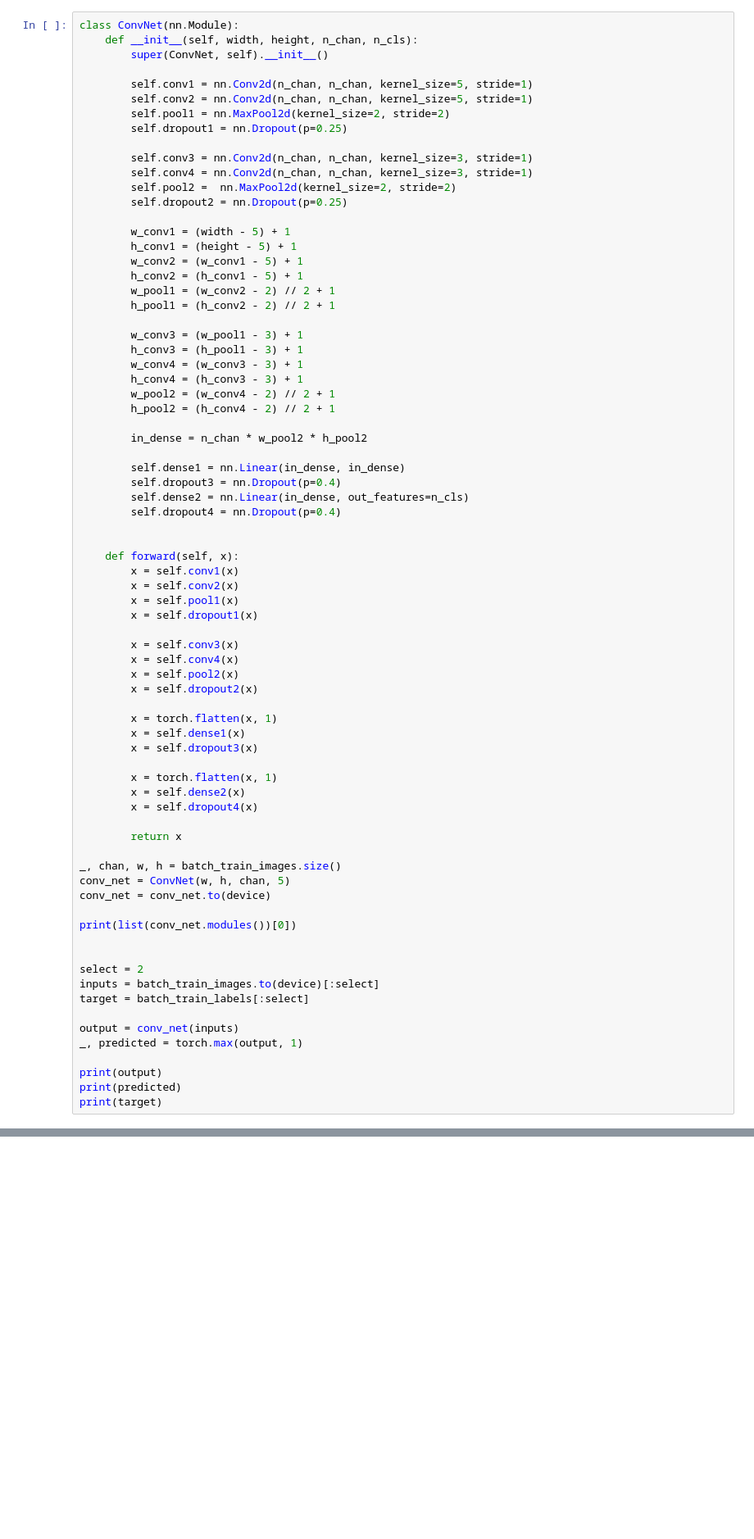
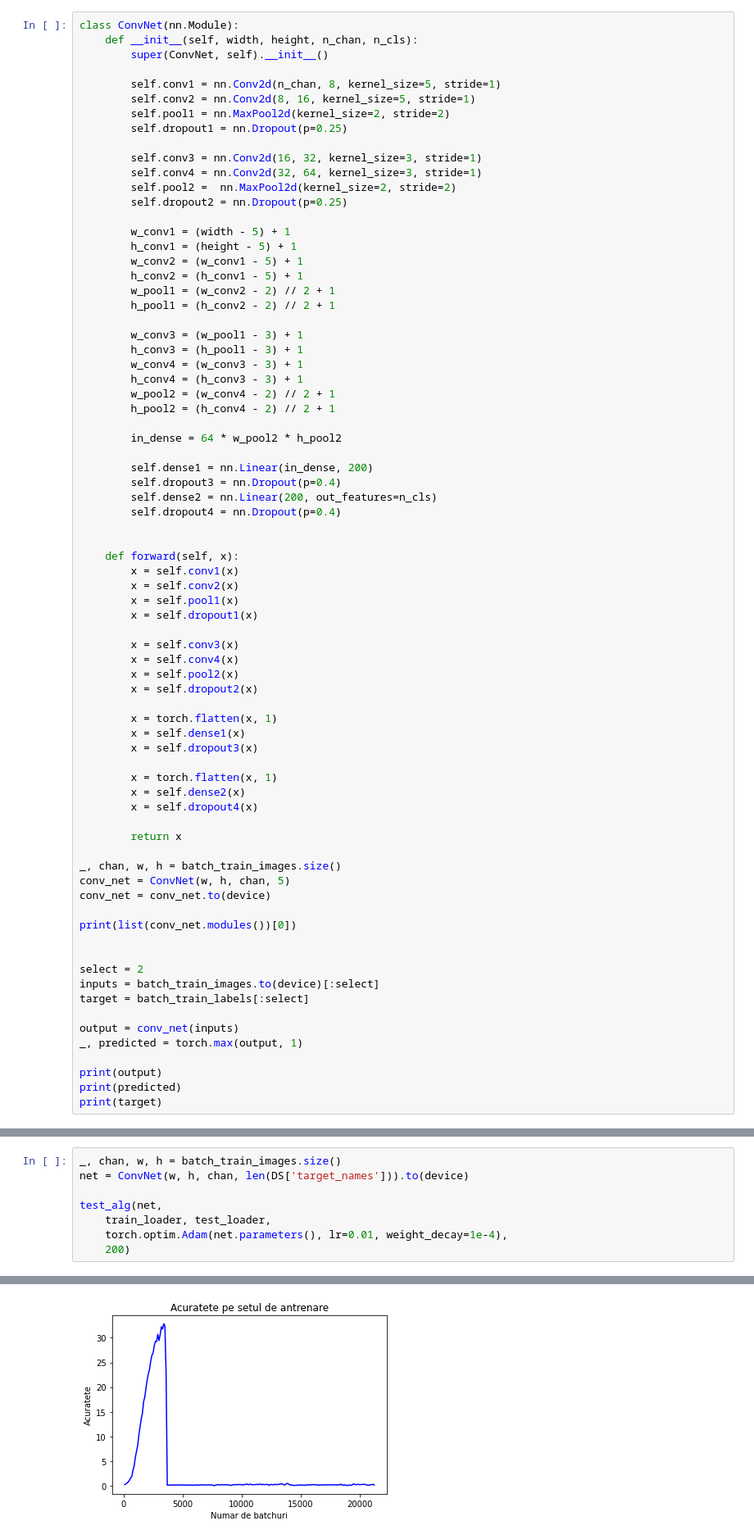
Before and after one commit to teodutu/ML, a Jupyter notebook: Teme/Tema3/Face-Recognition.ipynb, the cells around one changed output, grey strips where cells are left out. Shown: that part at 82% size. Drawn from its saved outputs; the diff is of its cells as text; blank space fills up the shorter version.

```diff
--- a/Teme/Tema3/Face-Recognition.ipynb
+++ b/Teme/Tema3/Face-Recognition.ipynb
@@ -181,13 +225,13 @@ class ConvNet(nn.Module):
     def __init__(self, width, height, n_chan, n_cls):
         super(ConvNet, self).__init__()
 
-        self.conv1 = nn.Conv2d(n_chan, n_chan, kernel_size=5, stride=1)
-        self.conv2 = nn.Conv2d(n_chan, n_chan, kernel_size=5, stride=1)
+        self.conv1 = nn.Conv2d(n_chan, 8, kernel_size=5, stride=1)
+        self.conv2 = nn.Conv2d(8, 16, kernel_size=5, stride=1)
         self.pool1 = nn.MaxPool2d(kernel_size=2, stride=2)
         self.dropout1 = nn.Dropout(p=0.25)
 
-        self.conv3 = nn.Conv2d(n_chan, n_chan, kernel_size=3, stride=1)
-        self.conv4 = nn.Conv2d(n_chan, n_chan, kernel_size=3, stride=1)
+        self.conv3 = nn.Conv2d(16, 32, kernel_size=3, stride=1)
+        self.conv4 = nn.Conv2d(32, 64, kernel_size=3, stride=1)
         self.pool2 =  nn.MaxPool2d(kernel_size=2, stride=2)
         self.dropout2 = nn.Dropout(p=0.25)
 
@@ -205,11 +249,11 @@ class ConvNet(nn.Module):
         w_pool2 = (w_conv4 - 2) // 2 + 1
         h_pool2 = (h_conv4 - 2) // 2 + 1
 
-        in_dense = n_chan * w_pool2 * h_pool2
+        in_dense = 64 * w_pool2 * h_pool2
 
-        self.dense1 = nn.Linear(in_dense, in_dense)
+        self.dense1 = nn.Linear(in_dense, 200)
         self.dropout3 = nn.Dropout(p=0.4)
-        self.dense2 = nn.Linear(in_dense, out_features=n_cls)
+        self.dense2 = nn.Linear(200, out_features=n_cls)
         self.dropout4 = nn.Dropout(p=0.4)
 
 
@@ -396,0 +482,9 @@ def test_alg(net):
+# %%
+_, chan, w, h = batch_train_images.size()
+net = ConvNet(w, h, chan, len(DS['target_names'])).to(device)
+
+test_alg(net,
+    train_loader, test_loader,
+    torch.optim.Adam(net.parameters(), lr=0.01, weight_decay=1e-4),
+    200)
+# %% [output]
@@ -396,0 +510 @@ def test_alg(net):
+[figure, added]
```
Also changed, not shown: parts of 22 cells of this notebook, 3 other files.
